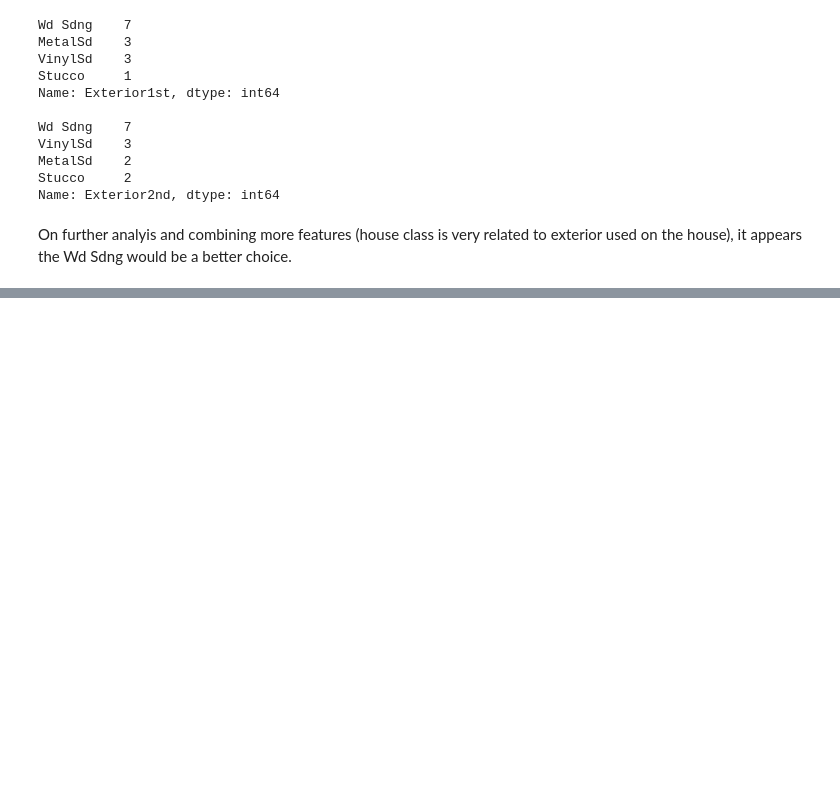
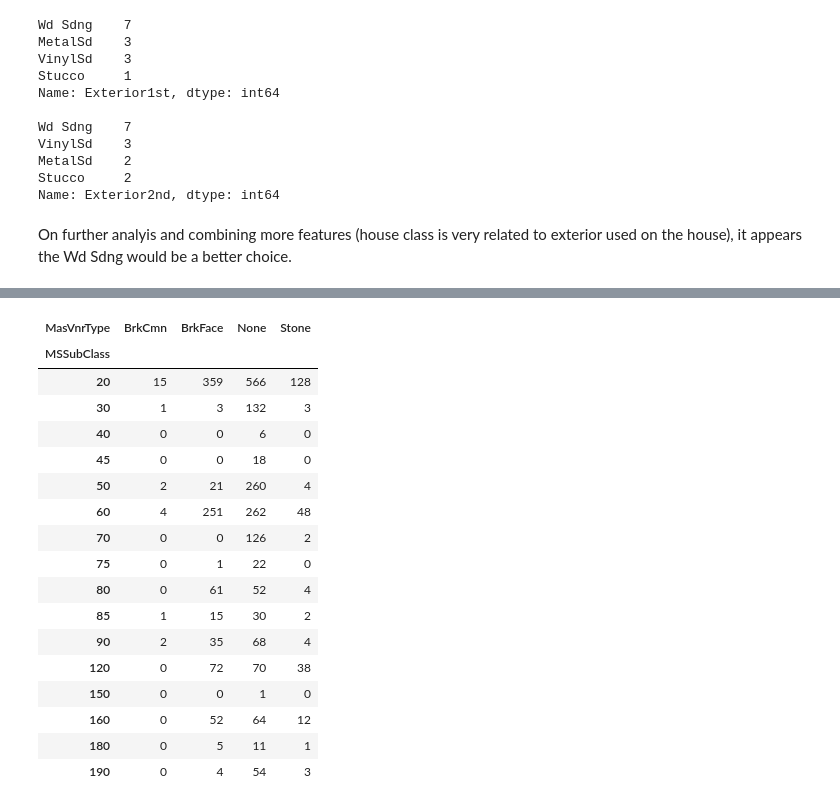
Before and after one commit to AnirudhAchal/Housing-Prices, a Jupyter notebook: Notebooks/Housing Prices .ipynb, the cells around one changed output, grey strips where cells are left out. Cells and saved outputs as stored; diff of their text form; code cells hidden in the pictures; blank space fills up the shorter version.

```diff
--- a/Notebooks/Housing Prices .ipynb
+++ b/Notebooks/Housing Prices .ipynb
@@ -800,0 +856,22 @@ Name: Exterior2nd, dtype: int64
+# %%
+# Crosstab between MSSubClass and MasVnrType
+pd.crosstab(df['MSSubClass'], df['MasVnrType'])
+# %% [output]
+| MasVnrType | BrkCmn | BrkFace | None | Stone |
+| MSSubClass |  |  |  |  |
+| 20 | 15 | 359 | 566 | 128 |
+| 30 | 1 | 3 | 132 | 3 |
+| 40 | 0 | 0 | 6 | 0 |
+| 45 | 0 | 0 | 18 | 0 |
+| 50 | 2 | 21 | 260 | 4 |
+| 60 | 4 | 251 | 262 | 48 |
+| 70 | 0 | 0 | 126 | 2 |
+| 75 | 0 | 1 | 22 | 0 |
+| 80 | 0 | 61 | 52 | 4 |
+| 85 | 1 | 15 | 30 | 2 |
+| 90 | 2 | 35 | 68 | 4 |
+| 120 | 0 | 72 | 70 | 38 |
+| 150 | 0 | 0 | 1 | 0 |
+| 160 | 0 | 52 | 64 | 12 |
+| 180 | 0 | 5 | 11 | 1 |
+| 190 | 0 | 4 | 54 | 3 |
```
Also changed, not shown: parts of 16 cells of this notebook.
